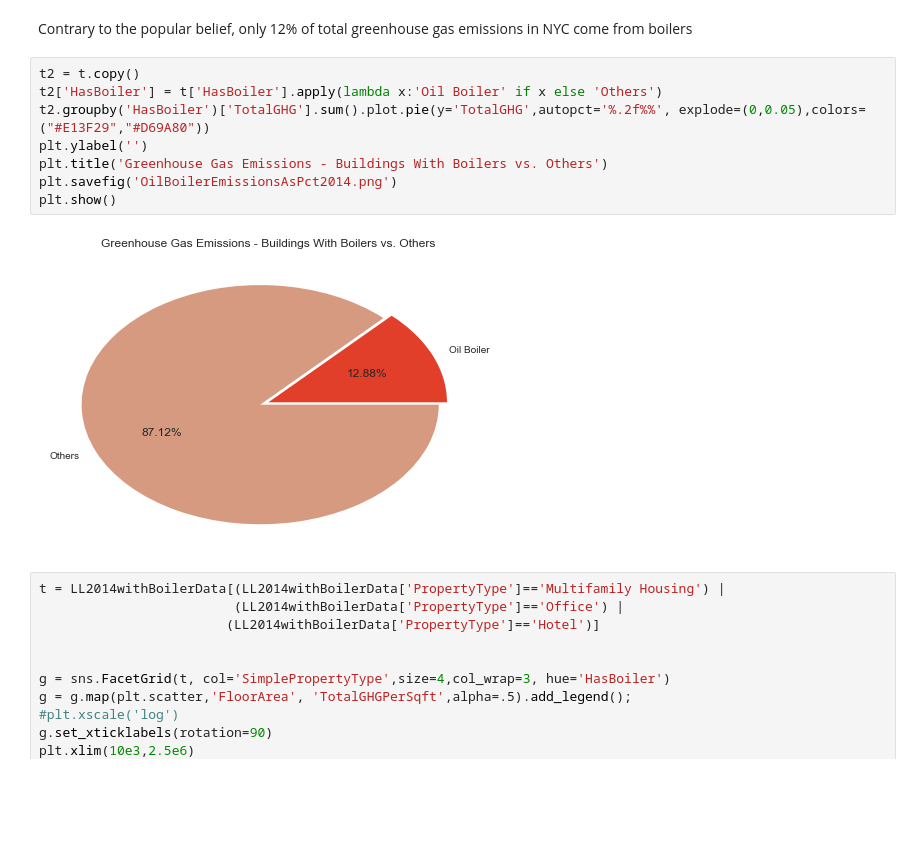
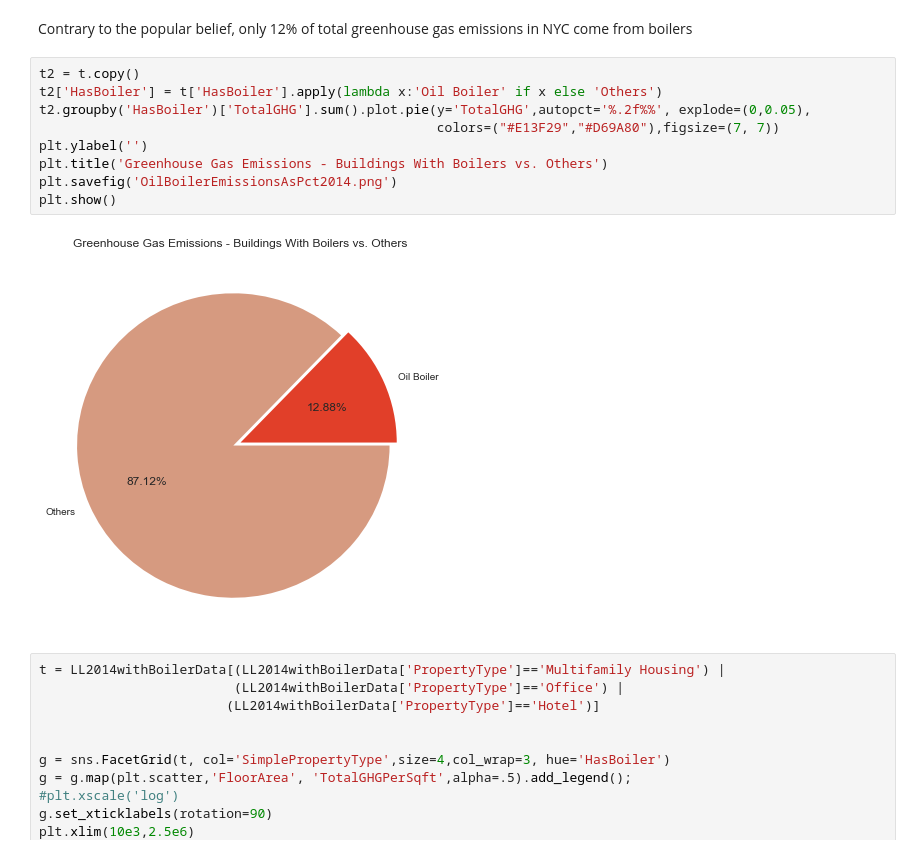
Before and after one commit to saranaweera/nycghgemissions, a Jupyter notebook: GHGAnalysis2.ipynb, the cells around one changed output. Cells and saved outputs as stored; diff of their text form; blank space fills up the shorter version.

```diff
--- a/GHGAnalysis2.ipynb
+++ b/GHGAnalysis2.ipynb
@@ -419,13 +415,14 @@ Contrary to the popular belief, only 12% of total greenhouse gas emissions in NY
 # %%
 t2 = t.copy()
 t2['HasBoiler'] = t['HasBoiler'].apply(lambda x:'Oil Boiler' if x else 'Others')
-t2.groupby('HasBoiler')['TotalGHG'].sum().plot.pie(y='TotalGHG',autopct='%.2f%%', explode=(0,0.05),colors=("#E13F29","#D69A80"))
+t2.groupby('HasBoiler')['TotalGHG'].sum().plot.pie(y='TotalGHG',autopct='%.2f%%', explode=(0,0.05),
+                                                   colors=("#E13F29","#D69A80"),figsize=(7, 7))
 plt.ylabel('')
 plt.title('Greenhouse Gas Emissions - Buildings With Boilers vs. Others')
 plt.savefig('OilBoilerEmissionsAsPct2014.png')
 plt.show()
 # %% [output]
-[figure, old version]
+[figure, new version]
 # %%
 t = LL2014withBoilerData[(LL2014withBoilerData['PropertyType']=='Multifamily Housing') |
                          (LL2014withBoilerData['PropertyType']=='Office') |
```
Also changed, not shown: parts of 7 cells of this notebook.
